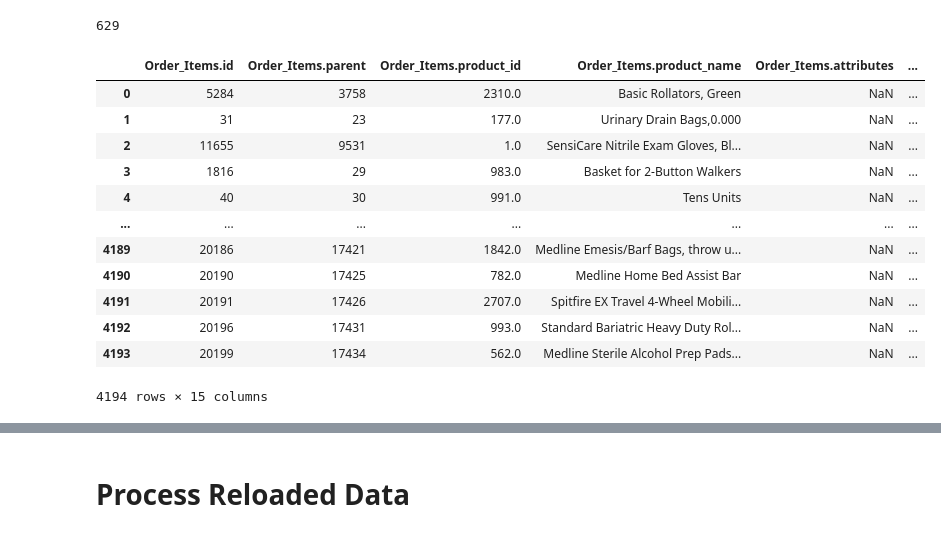
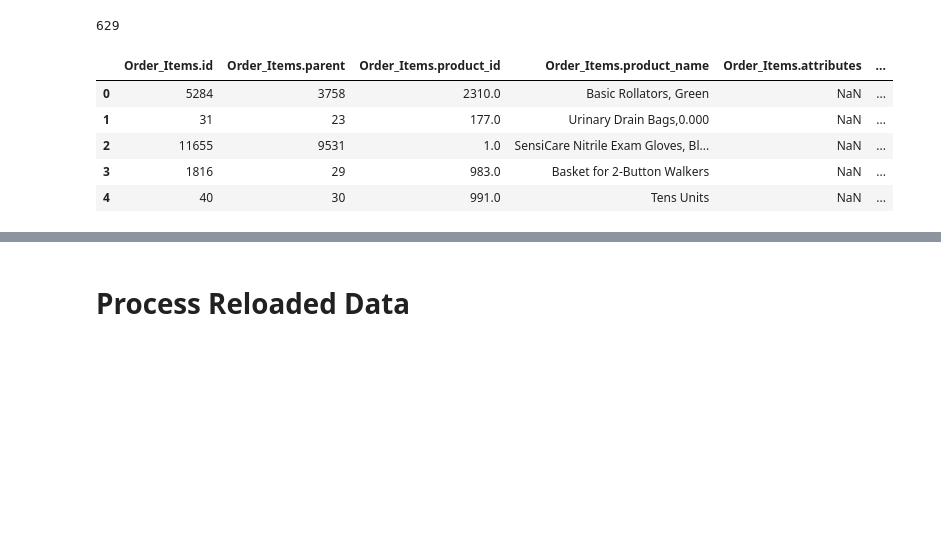
Before and after one commit to NormanHung/Practice-Customer-Segmentation, a Jupyter notebook: Assignment-Customer Segmentation.ipynb, the cells around one changed output, grey strips where cells are left out. Cells and saved outputs as stored; diff of their text form; code cells hidden in the pictures; blank space fills up the shorter version.

```diff
--- a/Assignment-Customer Segmentation.ipynb
+++ b/Assignment-Customer Segmentation.ipynb
@@ -130,21 +107,14 @@ OrderData.duplicated().sum()
 # %%
 OrderItemsData = GetMySQLTable("order_items").drop("index", axis = 1)
 OrderItemsData = OrderItemsData.add_prefix("Order_Items.")
-OrderItemsData
+OrderItemsData.head()
 # %% [output]
 |  | Order_Items.id | Order_Items.parent | Order_Items.product_id | Order_Items.product_name | Order_Items.attributes | ... |
 | 0 | 5284 | 3758 | 2310.0 | Basic Rollators, Green | NaN | ... |
 | 1 | 31 | 23 | 177.0 | Urinary Drain Bags,0.000 | NaN | ... |
 | 2 | 11655 | 9531 | 1.0 | SensiCare Nitrile Exam Gloves, Bl... | NaN | ... |
 | 3 | 1816 | 29 | 983.0 | Basket for 2-Button Walkers | NaN | ... |
 | 4 | 40 | 30 | 991.0 | Tens Units | NaN | ... |
-| ... | ... | ... | ... | ... | ... | ... |
-| 4189 | 20186 | 17421 | 1842.0 | Medline Emesis/Barf Bags, throw u... | NaN | ... |
-| 4190 | 20190 | 17425 | 782.0 | Medline Home Bed Assist Bar | NaN | ... |
-| 4191 | 20191 | 17426 | 2707.0 | Spitfire EX Travel 4-Wheel Mobili... | NaN | ... |
-| 4192 | 20196 | 17431 | 993.0 | Standard Bariatric Heavy Duty Rol... | NaN | ... |
-| 4193 | 20199 | 17434 | 562.0 | Medline Sterile Alcohol Prep Pads... | NaN | ... |
-4194 rows × 15 columns
 # %%
 ProductData = GetMySQLTable("products").drop("index", axis = 1)
 ProductData = ProductData.add_prefix("Products.")
```
Also changed, not shown: parts of 33 cells of this notebook.
